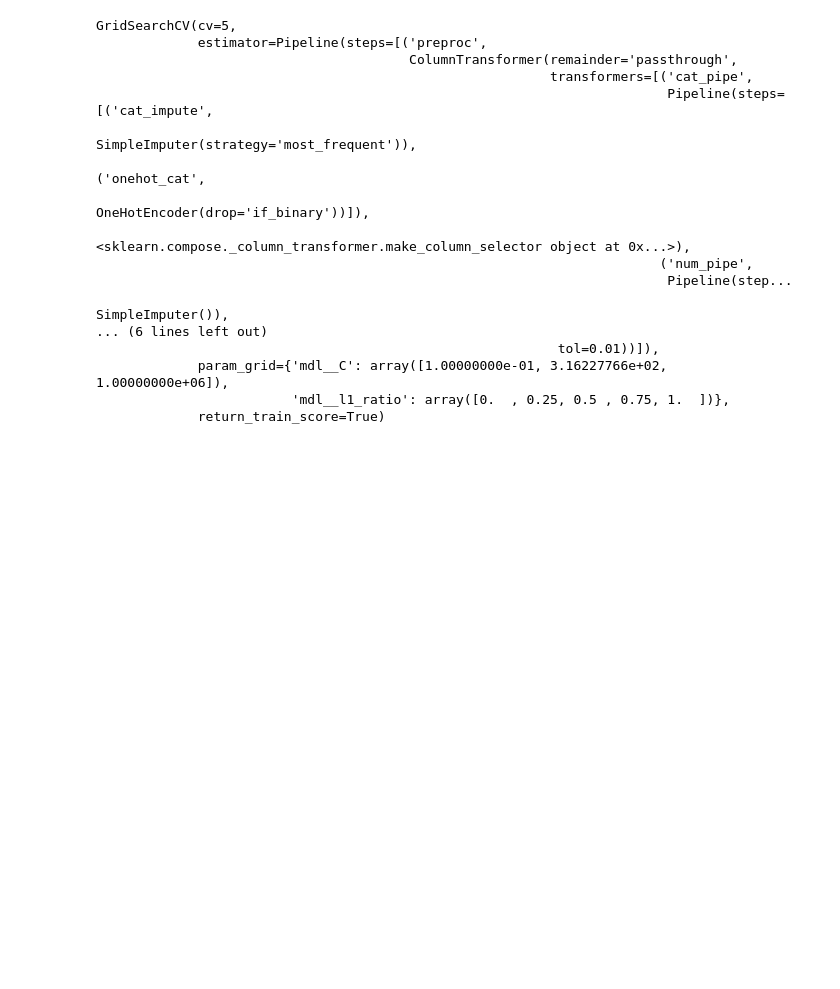
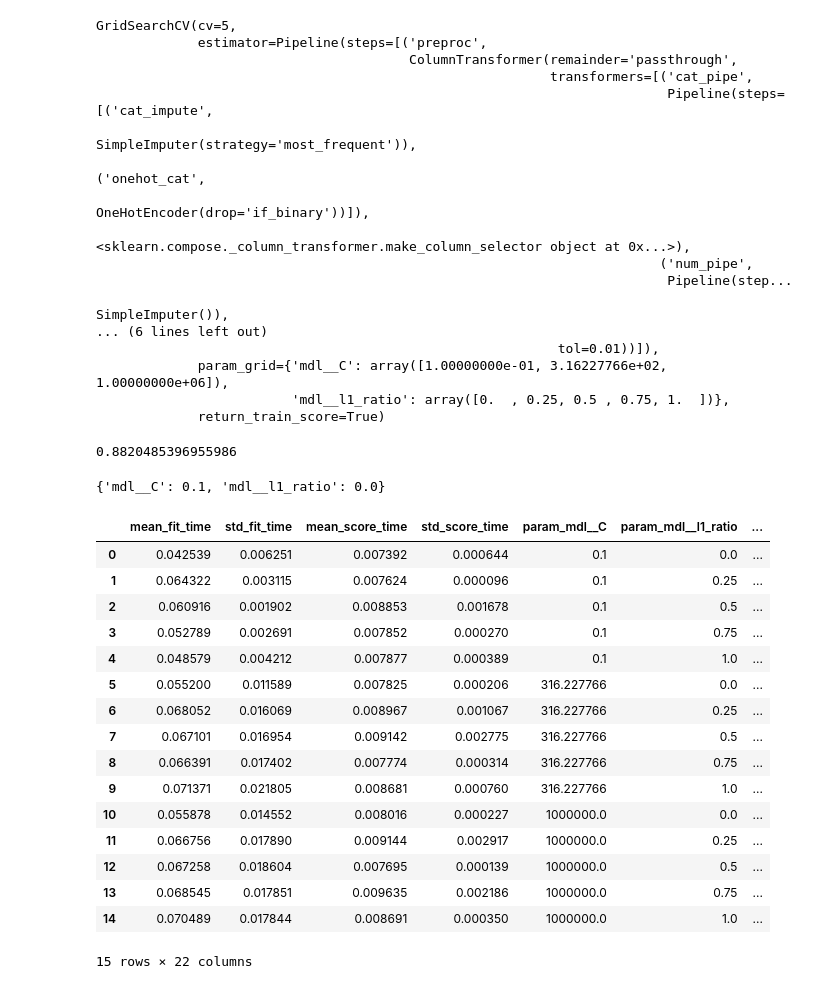
Before and after one commit to thesteuber/assign03-50-steuber, a Jupyter notebook: churn_prediction.ipynb, the cells around one changed output. Saved outputs shown, nothing was run; the diff lists cells and outputs as text; code cells hidden in the pictures; blank space fills up the shorter version.

```diff
--- a/churn_prediction.ipynb
+++ b/churn_prediction.ipynb
@@ -187,3 +187,29 @@ GridSearchCV(cv=5,
              param_grid={'mdl__C': array([1.00000000e-01, 3.16227766e+02, 1.00000000e+06]),
                          'mdl__l1_ratio': array([0.  , 0.25, 0.5 , 0.75, 1.  ])},
              return_train_score=True)
+# %%
+print(grid_search.best_score_)
+grid_search.best_params_
+# %% [output]
+0.8820485396955986
+{'mdl__C': 0.1, 'mdl__l1_ratio': 0.0}
+# %%
+pd.DataFrame(grid_search.cv_results_)
+# %% [output]
+|  | mean_fit_time | std_fit_time | mean_score_time | std_score_time | param_mdl__C | param_mdl__l1_ratio | ... |
+| 0 | 0.042539 | 0.006251 | 0.007392 | 0.000644 | 0.1 | 0.0 | ... |
+| 1 | 0.064322 | 0.003115 | 0.007624 | 0.000096 | 0.1 | 0.25 | ... |
+| 2 | 0.060916 | 0.001902 | 0.008853 | 0.001678 | 0.1 | 0.5 | ... |
+| 3 | 0.052789 | 0.002691 | 0.007852 | 0.000270 | 0.1 | 0.75 | ... |
+| 4 | 0.048579 | 0.004212 | 0.007877 | 0.000389 | 0.1 | 1.0 | ... |
+| 5 | 0.055200 | 0.011589 | 0.007825 | 0.000206 | 316.227766 | 0.0 | ... |
+| 6 | 0.068052 | 0.016069 | 0.008967 | 0.001067 | 316.227766 | 0.25 | ... |
+| 7 | 0.067101 | 0.016954 | 0.009142 | 0.002775 | 316.227766 | 0.5 | ... |
+| 8 | 0.066391 | 0.017402 | 0.007774 | 0.000314 | 316.227766 | 0.75 | ... |
+| 9 | 0.071371 | 0.021805 | 0.008681 | 0.000760 | 316.227766 | 1.0 | ... |
+| 10 | 0.055878 | 0.014552 | 0.008016 | 0.000227 | 1000000.0 | 0.0 | ... |
+| 11 | 0.066756 | 0.017890 | 0.009144 | 0.002917 | 1000000.0 | 0.25 | ... |
+| 12 | 0.067258 | 0.018604 | 0.007695 | 0.000139 | 1000000.0 | 0.5 | ... |
+| 13 | 0.068545 | 0.017851 | 0.009635 | 0.002186 | 1000000.0 | 0.75 | ... |
+| 14 | 0.070489 | 0.017844 | 0.008691 | 0.000350 | 1000000.0 | 1.0 | ... |
+15 rows × 22 columns
```
Also changed, not shown: parts of 6 cells of this notebook.
